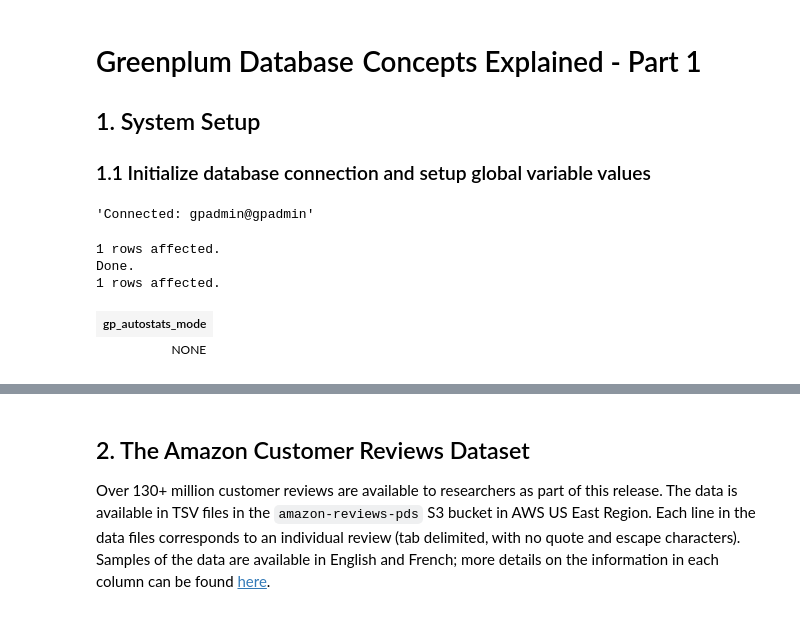
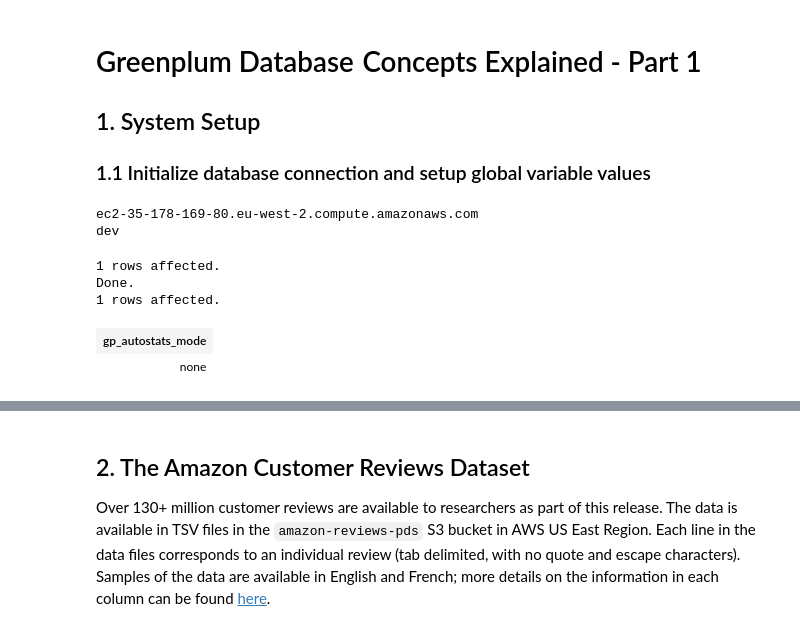
Before and after one commit to cantzakas/gp-demo-aws, a Jupyter notebook: AWS-GP-demo-1.ipynb, the cells around one changed output, grey strips where cells are left out. Drawn from its saved outputs; the diff is of its cells as text; code cells hidden in the pictures.

```diff
--- a/AWS-GP-demo-1.ipynb
+++ b/AWS-GP-demo-1.ipynb
@@ -20,19 +20,23 @@ DB_SERVER = cs.group(3)
 DB_PORT   = cs.group(4)
 DB_NAME   = cs.group(5)
 
+print(DB_SERVER)
+print(DB_NAME)
+
 %reload_ext sql
 %sql $CONNECTION_STRING
 # %% [output]
-'Connected: gpadmin@gpadmin'
+ec2-35-178-169-80.eu-west-2.compute.amazonaws.com
+dev
 # %%
-%%sql $DB_USER@$DB_SERVER
+%%sql $DB_USER@$DB_NAME
 SHOW gp_autostats_mode;
-ALTER DATABASE gpadmin SET gp_autostats_mode TO 'NONE';
+ALTER DATABASE dev SET gp_autostats_mode TO 'NONE';
 SHOW gp_autostats_mode;
 # %% [output]
 1 rows affected.
 Done.
 1 rows affected.
 | gp_autostats_mode |
-| NONE |
+| none |
 # %%
```
Also changed, not shown: parts of 11 cells of this notebook, 1 other file.
